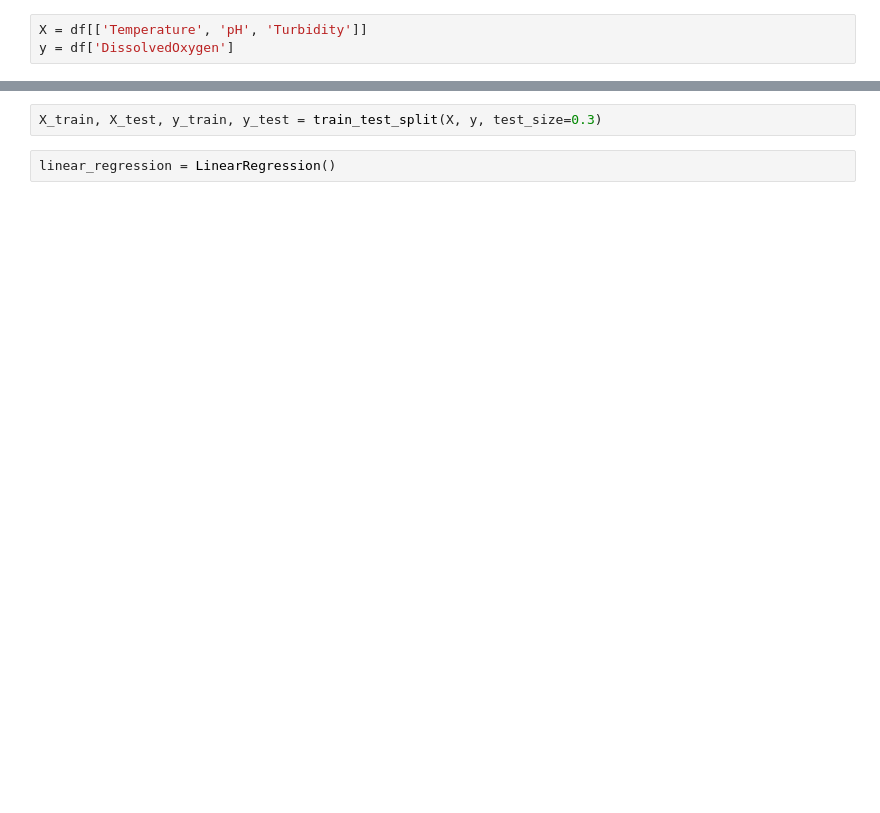
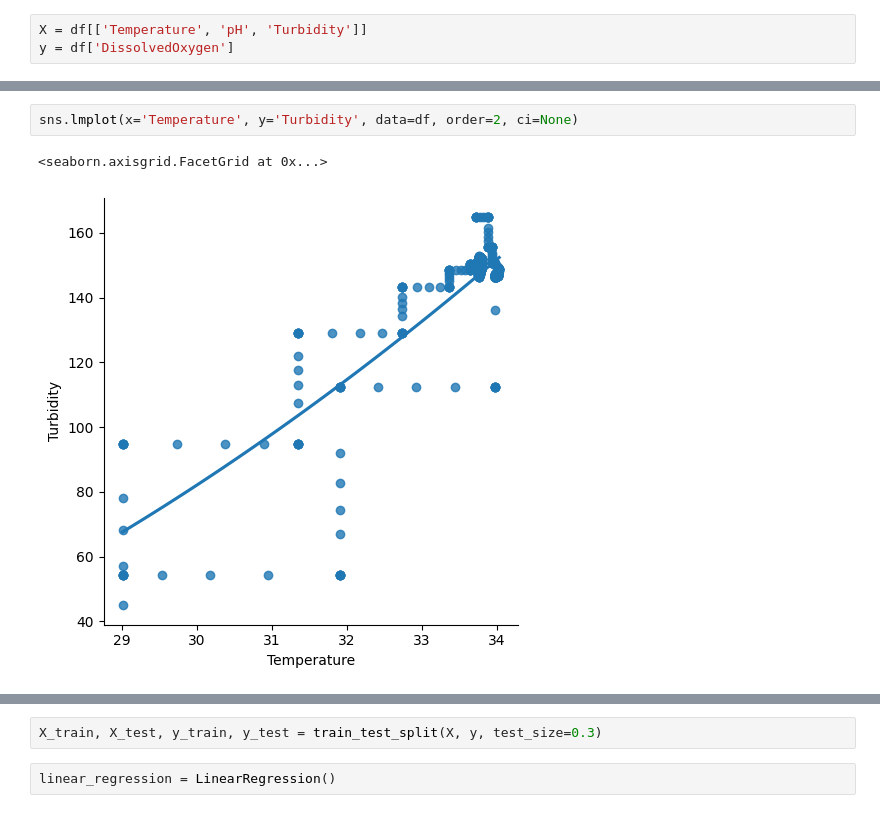
Before and after one commit to BoraNy/RMIT_Water_Monitoring_Firmware, a Jupyter notebook: Linear_Regression/data_linear_regression.ipynb, the cells around one changed output, grey strips where cells are left out. Saved outputs shown, nothing was run; the diff lists cells and outputs as text; blank space fills up the shorter version.

```diff
--- a/Linear_Regression/data_linear_regression.ipynb
+++ b/Linear_Regression/data_linear_regression.ipynb
@@ -28,3 +38,8 @@ sns.lmplot(x='Temperature', y='DissolvedOxygen', data=df, order=2, ci=None)
+# %%
+sns.lmplot(x='Temperature', y='Turbidity', data=df, order=2, ci=None)
+# %% [output]
+<seaborn.axisgrid.FacetGrid at 0x...>
+[figure, added]
 # %%
 X.head()
 # %% [output]
```
Also changed, not shown: parts of 15 cells of this notebook, 5 other files.
